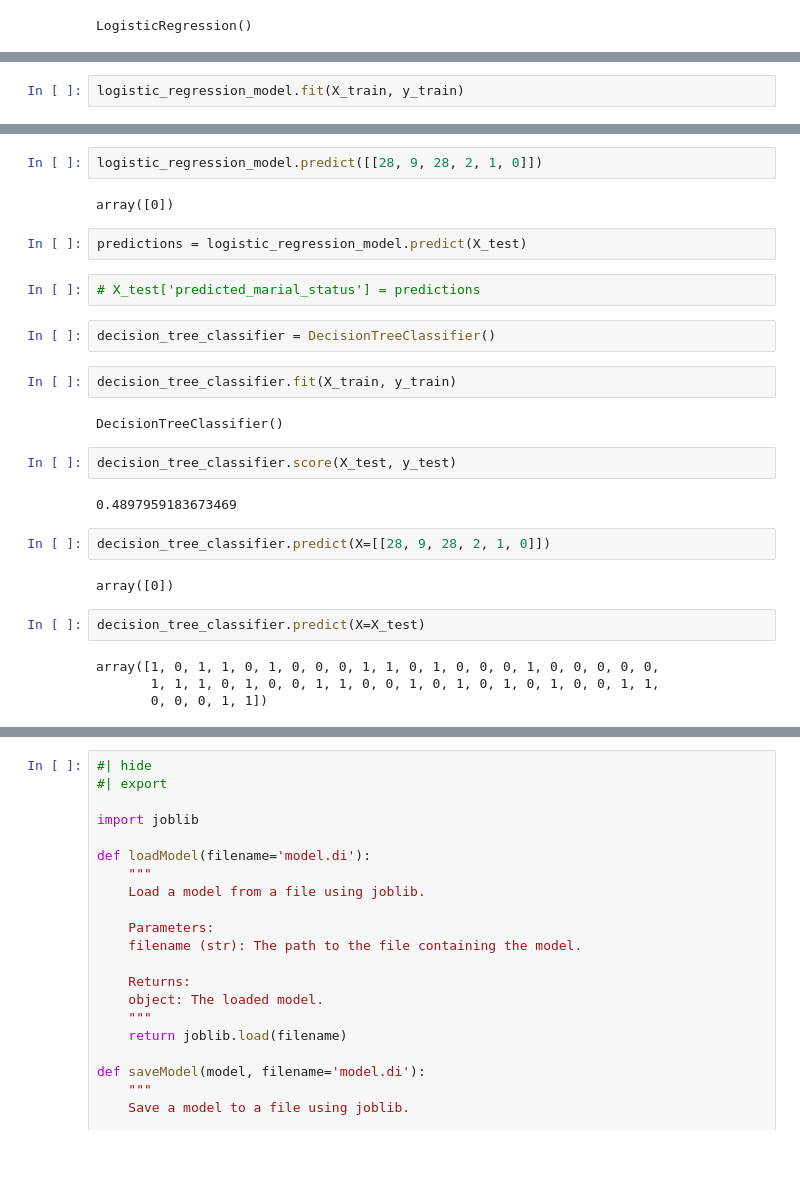
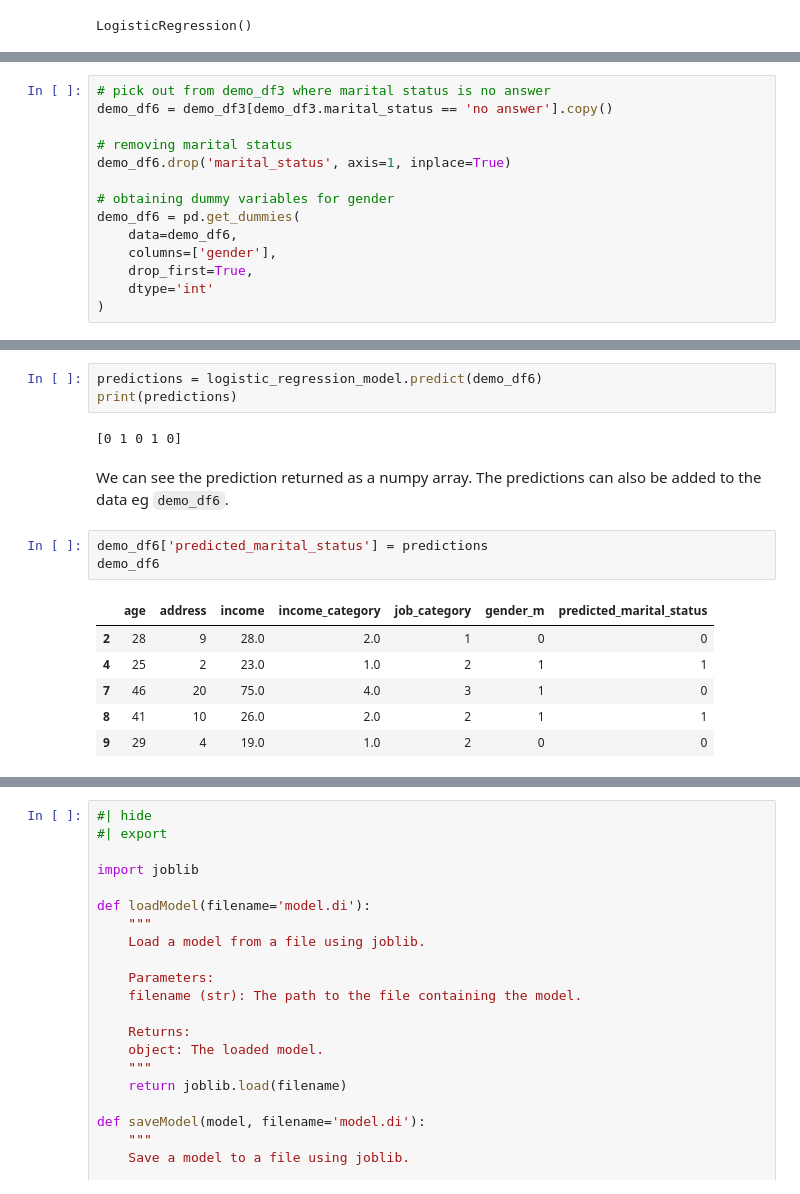
Before and after one commit to dataidea/dataidea, a Jupyter notebook: nbs/Python Data Analysis/Week4 ML Intro/41_overview_of_machine_learning.ipynb, the cells around one changed output, grey strips where cells are left out. Cells and saved outputs as stored; diff of their text form; blank space fills up the shorter version.

```diff
--- a/nbs/Python Data Analysis/Week4 ML Intro/41_overview_of_machine_learning.ipynb
+++ b/nbs/Python Data Analysis/Week4 ML Intro/41_overview_of_machine_learning.ipynb
@@ -278,2 +309,0 @@ logistic_regression_model.score(X, y) * 100
-# %%
-logistic_regression_model.fit(X_train, y_train)
@@ -294,0 +334,14 @@ demo_df2[demo_df2.marital_status == 'no answer']
+# %%
+# pick out from demo_df3 where marital status is no answer
+demo_df6 = demo_df3[demo_df3.marital_status == 'no answer'].copy()
+
+# removing marital status
+demo_df6.drop('marital_status', axis=1, inplace=True)
+
+# obtaining dummy variables for gender
+demo_df6 = pd.get_dummies(
+    data=demo_df6,
+    columns=['gender'],
+    drop_first=True,
+    dtype='int'
+)
@@ -295,28 +357,17 @@ demo_df2[demo_df2.marital_status == 'no answer']
 # %%
-logistic_regression_model.predict([[28, 9, 28, 2, 1, 0]])
+predictions = logistic_regression_model.predict(demo_df6)
+print(predictions)
 # %% [output]
-array([0])
+[0 1 0 1 0]
-# %%
-predictions = logistic_regression_model.predict(X_test)
+# %% [markdown]
+We can see the prediction returned as a numpy array. The predictions can also be added to the data eg `demo_df6`.
 # %%
-# X_test['predicted_marial_status'] = predictions
+demo_df6['predicted_marital_status'] = predictions
+demo_df6
+# %% [output]
+|  | age | address | income | income_category | job_category | gender_m | predicted_marital_status |
+| 2 | 28 | 9 | 28.0 | 2.0 | 1 | 0 | 0 |
+| 4 | 25 | 2 | 23.0 | 1.0 | 2 | 1 | 1 |
+| 7 | 46 | 20 | 75.0 | 4.0 | 3 | 1 | 0 |
+| 8 | 41 | 10 | 26.0 | 2.0 | 2 | 1 | 1 |
+| 9 | 29 | 4 | 19.0 | 1.0 | 2 | 0 | 0 |
-# %%
-decision_tree_classifier = DecisionTreeClassifier()
-# %%
-decision_tree_classifier.fit(X_train, y_train)
-# %% [output]
-DecisionTreeClassifier()
-# %%
-decision_tree_classifier.score(X_test, y_test)
-# %% [output]
-0.4897959183673469
-# %%
-decision_tree_classifier.predict(X=[[28, 9, 28, 2, 1, 0]])
-# %% [output]
-array([0])
-# %%
-decision_tree_classifier.predict(X=X_test)
-# %% [output]
-array([1, 0, 1, 1, 0, 1, 0, 0, 0, 1, 1, 0, 1, 0, 0, 0, 1, 0, 0, 0, 0, 0,
-       1, 1, 1, 0, 1, 0, 0, 1, 1, 0, 0, 1, 0, 1, 0, 1, 0, 1, 0, 0, 1, 1,
-       0, 0, 0, 1, 1])
```
Also changed, not shown: parts of 27 cells of this notebook.
